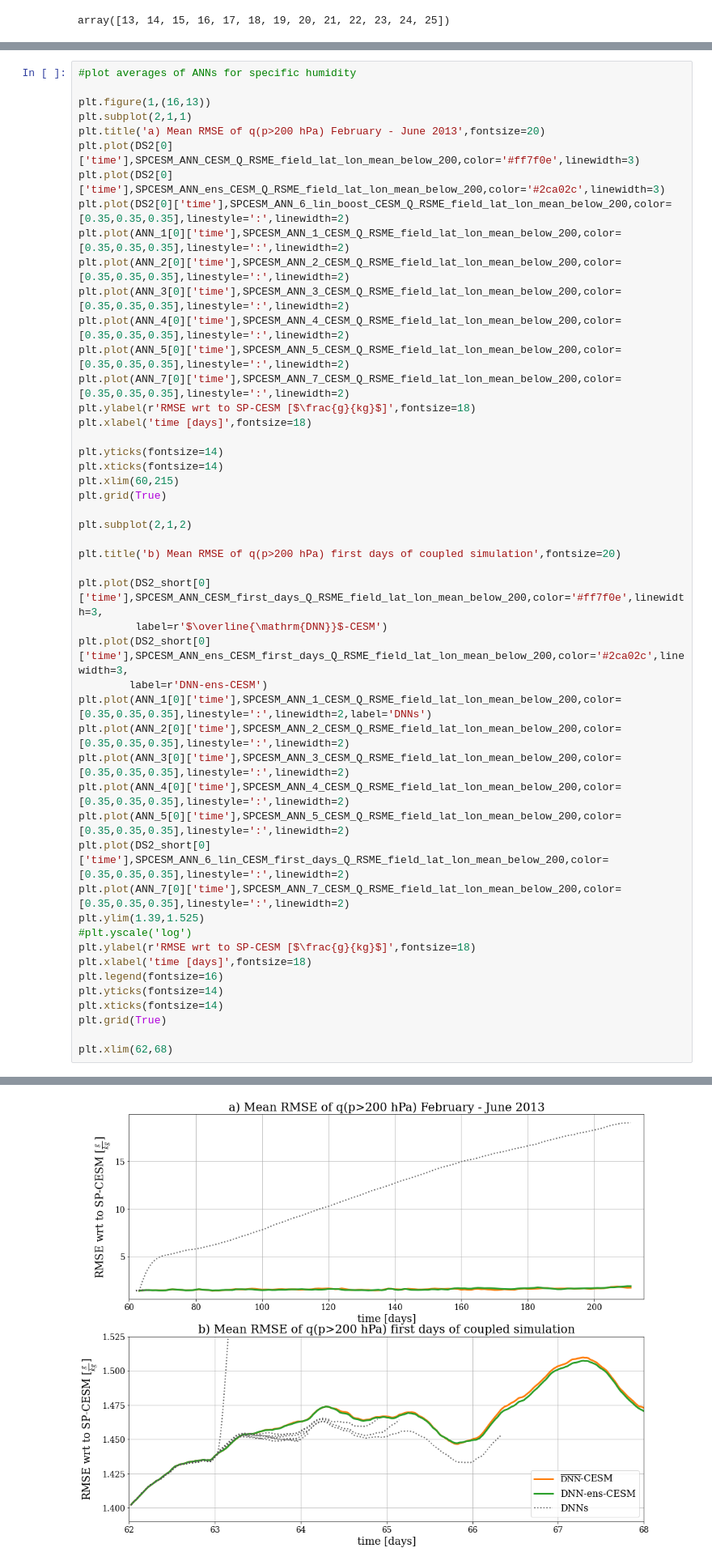
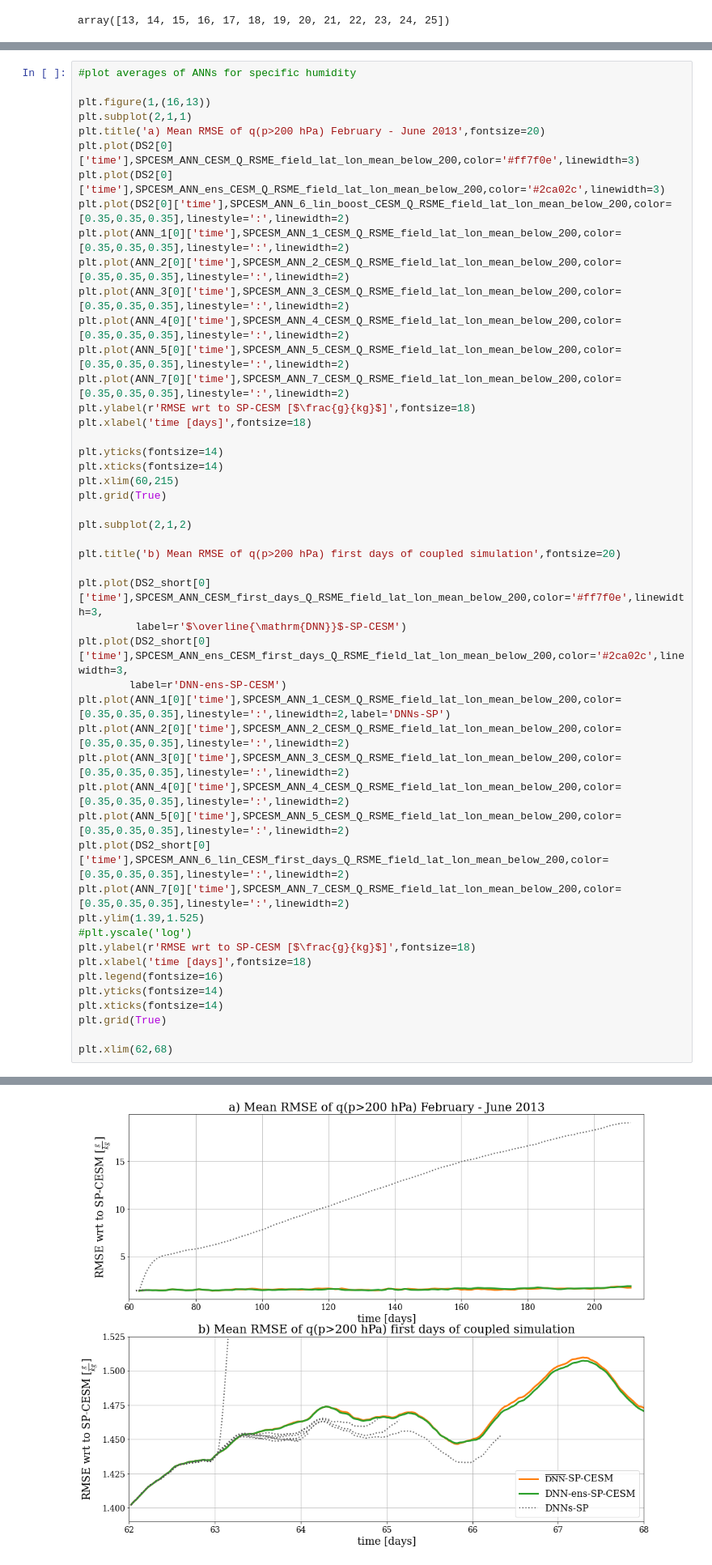
Before and after one commit to EyringMLClimateGroup/behrens24james_SPCESM2_ML_ensembles, a Jupyter notebook: online_evaluation/real_geo_ANN_boost_zonal_averages.ipynb, the cells around one changed output, grey strips where cells are left out. Shown at 81% size. Saved outputs shown, nothing was run; the diff lists cells and outputs as text.

```diff
--- a/online_evaluation/real_geo_ANN_boost_zonal_averages.ipynb
+++ b/online_evaluation/real_geo_ANN_boost_zonal_averages.ipynb
@@ -996,34 +1387,34 @@ plt.xlabel('time [days]',fontsize=18)
 
 plt.yticks(fontsize=14)
 plt.xticks(fontsize=14)
 plt.xlim(60,215)
 plt.grid(True)
 
 plt.subplot(2,1,2)
 
 plt.title('b) Mean RMSE of q(p>200 hPa) first days of coupled simulation',fontsize=20)
 
 plt.plot(DS2_short[0]['time'],SPCESM_ANN_CESM_first_days_Q_RSME_field_lat_lon_mean_below_200,color='#ff7f0e',linewidth=3,
-         label=r'$\overline{\mathrm{DNN}}$-CESM')
+         label=r'$\overline{\mathrm{DNN}}$-SP-CESM')
 plt.plot(DS2_short[0]['time'],SPCESM_ANN_ens_CESM_first_days_Q_RSME_field_lat_lon_mean_below_200,color='#2ca02c',linewidth=3,
-        label=r'DNN-ens-CESM')
-plt.plot(ANN_1[0]['time'],SPCESM_ANN_1_CESM_Q_RSME_field_lat_lon_mean_below_200,color=[0.35,0.35,0.35],linestyle=':',linewidth=2,label='DNNs')
+        label=r'DNN-ens-SP-CESM')
+plt.plot(ANN_1[0]['time'],SPCESM_ANN_1_CESM_Q_RSME_field_lat_lon_mean_below_200,color=[0.35,0.35,0.35],linestyle=':',linewidth=2,label='DNNs-SP')
 plt.plot(ANN_2[0]['time'],SPCESM_ANN_2_CESM_Q_RSME_field_lat_lon_mean_below_200,color=[0.35,0.35,0.35],linestyle=':',linewidth=2)
 plt.plot(ANN_3[0]['time'],SPCESM_ANN_3_CESM_Q_RSME_field_lat_lon_mean_below_200,color=[0.35,0.35,0.35],linestyle=':',linewidth=2)
 plt.plot(ANN_4[0]['time'],SPCESM_ANN_4_CESM_Q_RSME_field_lat_lon_mean_below_200,color=[0.35,0.35,0.35],linestyle=':',linewidth=2)
 plt.plot(ANN_5[0]['time'],SPCESM_ANN_5_CESM_Q_RSME_field_lat_lon_mean_below_200,color=[0.35,0.35,0.35],linestyle=':',linewidth=2)
 plt.plot(DS2_short[0]['time'],SPCESM_ANN_6_lin_CESM_first_days_Q_RSME_field_lat_lon_mean_below_200,color=[0.35,0.35,0.35],linestyle=':',linewidth=2)
 plt.plot(ANN_7[0]['time'],SPCESM_ANN_7_CESM_Q_RSME_field_lat_lon_mean_below_200,color=[0.35,0.35,0.35],linestyle=':',linewidth=2)
 plt.ylim(1.39,1.525)
 #plt.yscale('log')
 plt.ylabel(r'RMSE wrt to SP-CESM [$\frac{g}{kg}$]',fontsize=18)
 plt.xlabel('time [days]',fontsize=18)
 plt.legend(fontsize=16)
 plt.yticks(fontsize=14)
 plt.xticks(fontsize=14)
 plt.grid(True)
 
 plt.xlim(62,68)
 # %% [output]
 (62.0, 68.0)
-[figure, old version]
+[figure, new version]
```
Also changed, not shown: parts of 36 cells of this notebook.
